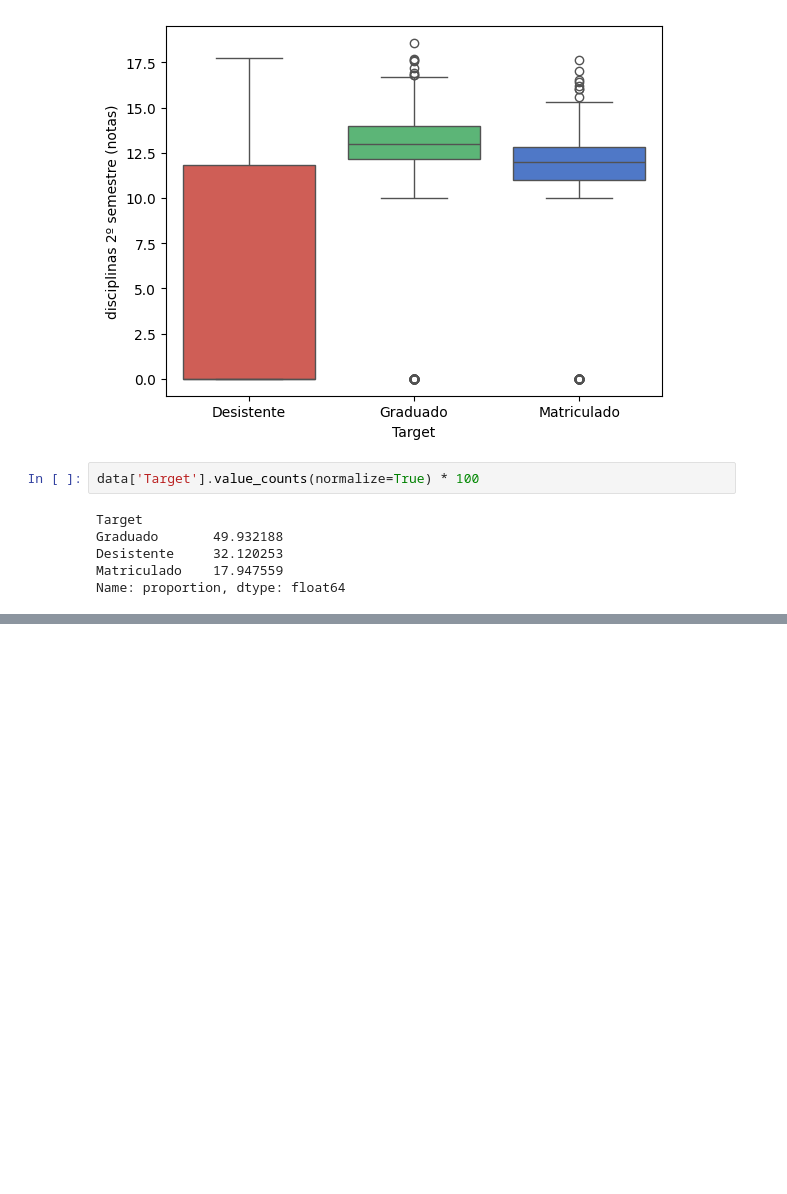
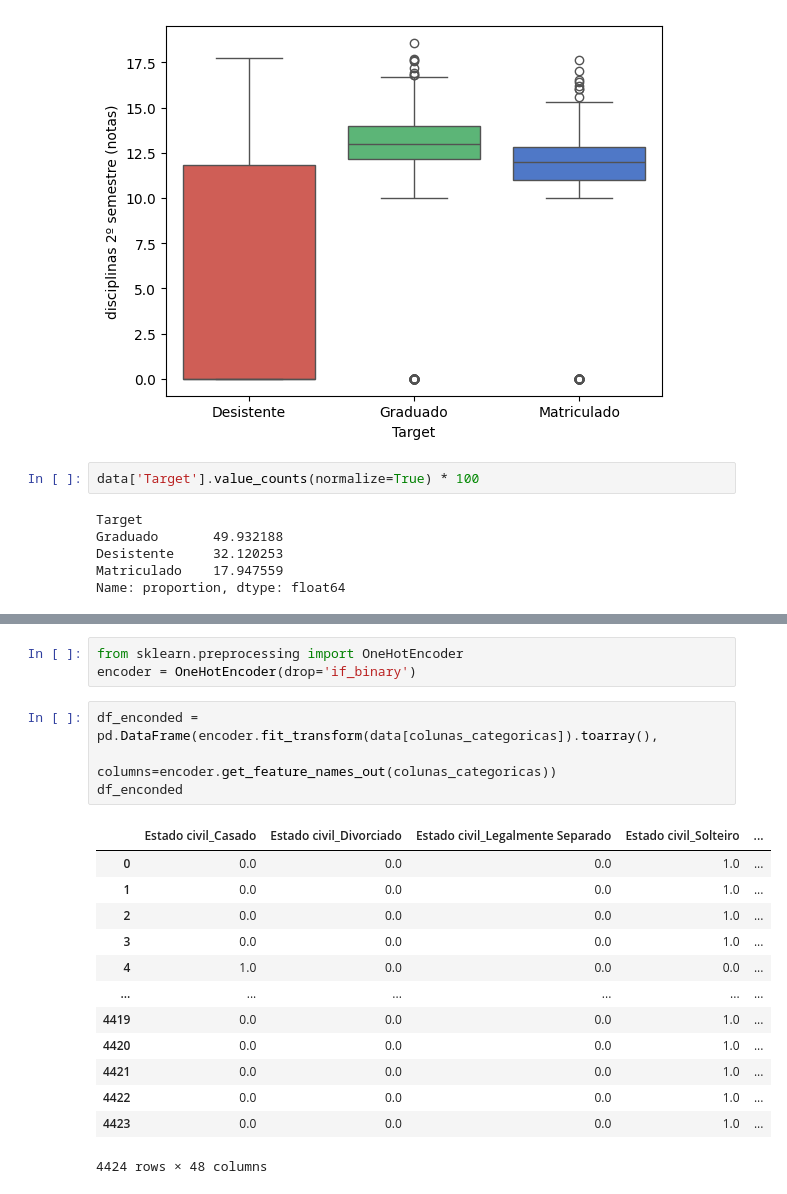
Before and after one commit to mhenriqueof/learn, a Jupyter notebook: alura/data_science/2-machine_learning-classification/3-multiclasse/1_tratamento_evasao_estudantes.ipynb, the cells around one changed output, grey strips where cells are left out. Cells and saved outputs as stored; diff of their text form; blank space fills up the shorter version.

```diff
--- a/alura/data_science/2-machine_learning-classification/3-multiclasse/1_tratamento_evasao_estudantes.ipynb
+++ b/alura/data_science/2-machine_learning-classification/3-multiclasse/1_tratamento_evasao_estudantes.ipynb
@@ -204,0 +250,21 @@ Name: proportion, dtype: float64
+# %%
+from sklearn.preprocessing import OneHotEncoder
+encoder = OneHotEncoder(drop='if_binary')
+# %%
+df_enconded = pd.DataFrame(encoder.fit_transform(data[colunas_categoricas]).toarray(),
+                             columns=encoder.get_feature_names_out(colunas_categoricas))
+df_enconded
+# %% [output]
+|  | Estado civil_Casado | Estado civil_Divorciado | Estado civil_Legalmente Separado | Estado civil_Solteiro | ... |
+| 0 | 0.0 | 0.0 | 0.0 | 1.0 | ... |
+| 1 | 0.0 | 0.0 | 0.0 | 1.0 | ... |
+| 2 | 0.0 | 0.0 | 0.0 | 1.0 | ... |
+| 3 | 0.0 | 0.0 | 0.0 | 1.0 | ... |
+| 4 | 1.0 | 0.0 | 0.0 | 0.0 | ... |
+| ... | ... | ... | ... | ... | ... |
+| 4419 | 0.0 | 0.0 | 0.0 | 1.0 | ... |
+| 4420 | 0.0 | 0.0 | 0.0 | 1.0 | ... |
+| 4421 | 0.0 | 0.0 | 0.0 | 1.0 | ... |
+| 4422 | 0.0 | 0.0 | 0.0 | 1.0 | ... |
+| 4423 | 0.0 | 0.0 | 0.0 | 1.0 | ... |
+4424 rows × 48 columns
```
Also changed, not shown: parts of 12 cells of this notebook, 2 other files.
